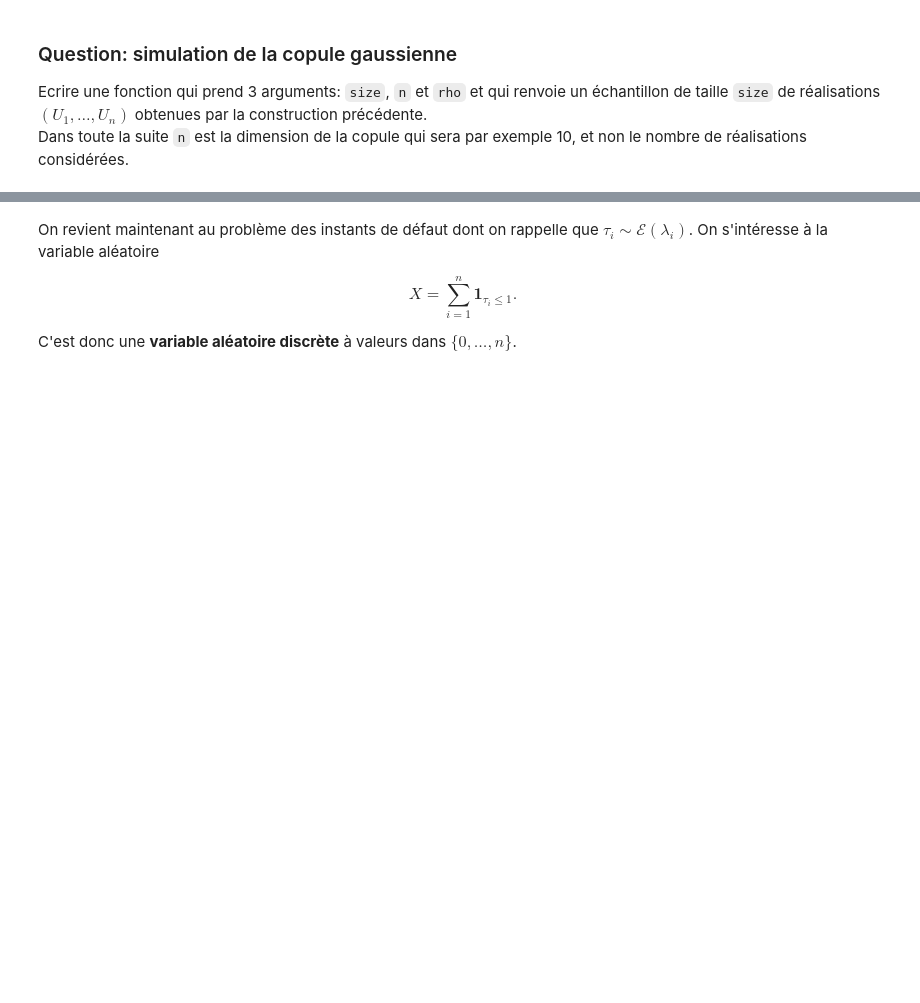
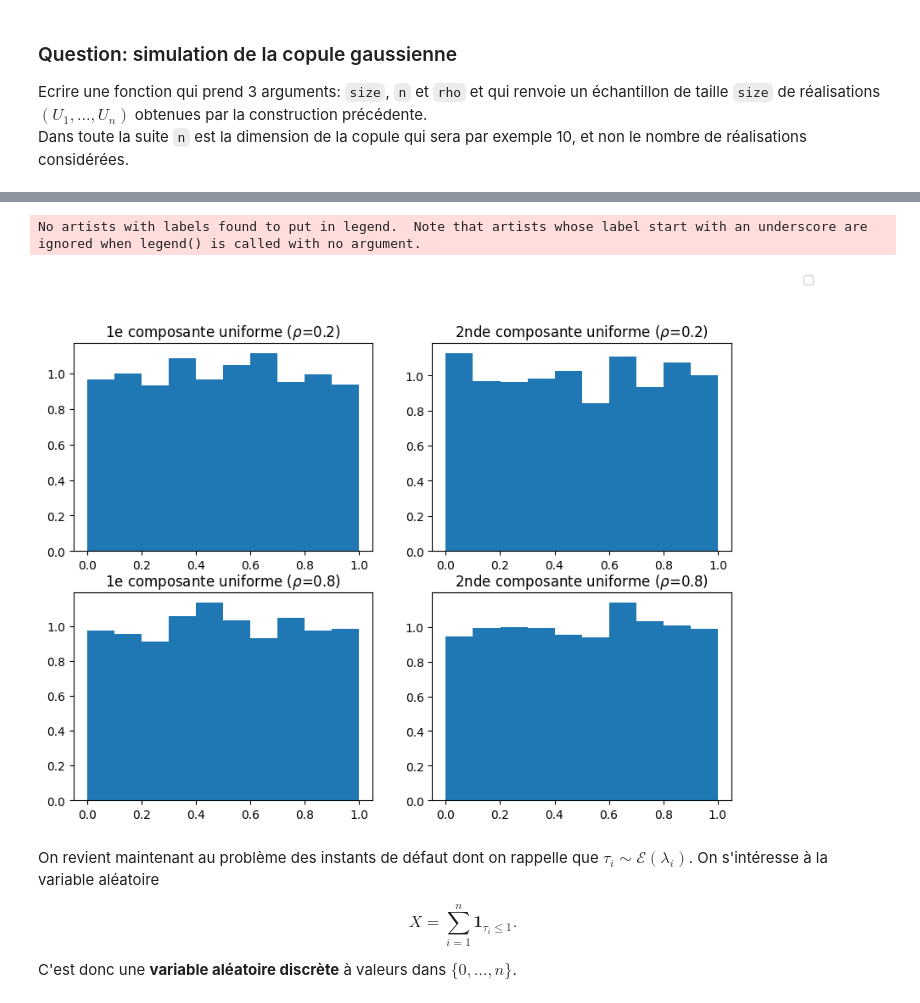
Before and after one commit to RoxaneC/M1-MATHS, a Jupyter notebook: Probabilités_Numériques/TP2/TP2 Sujet.ipynb, the cells around one changed output, grey strips where cells are left out. Drawn from its saved outputs; the diff is of its cells as text; code cells hidden in the pictures; blank space fills up the shorter version.

```diff
--- a/Probabilités_Numériques/TP2/TP2 Sujet.ipynb
+++ b/Probabilités_Numériques/TP2/TP2 Sujet.ipynb
@@ -72,3 +70,21 @@ No artists with labels found to put in legend.  Note that artists whose label st
+# %%
+fig, axs = plt.subplots(2,2, figsize=(10,7))
+
+axs[0,0].hist(sample_u_copule1[0], density=True)
+axs[0,0].set_title(fr'1e composante uniforme ($\rho$={rho1})')
+axs[0,1].hist(sample_u_copule1[1], density=True)
+axs[0,1].set_title(fr'2nde composante uniforme ($\rho$={rho1})')
+
+axs[1,0].hist(sample_u_copule2[0], density=True)
+axs[1,0].set_title(fr'1e composante uniforme ($\rho$={rho2})')
+axs[1,1].hist(sample_u_copule2[1], density=True)
+axs[1,1].set_title(fr'2nde composante uniforme ($\rho$={rho2})')
+
+fig.legend()
+fig.show()
+# %% [output]
+No artists with labels found to put in legend.  Note that artists whose label start with an underscore are ignored when legend() is called with no argument.
+[figure, added]
 # %% [markdown]
 On revient maintenant au problème des instants de défaut dont on rappelle que $\tau_i \sim \mathcal{E}(\lambda_i)$. On s'intéresse à la variable aléatoire
 
```
Also changed, not shown: parts of 6 cells of this notebook, 2 other files.
